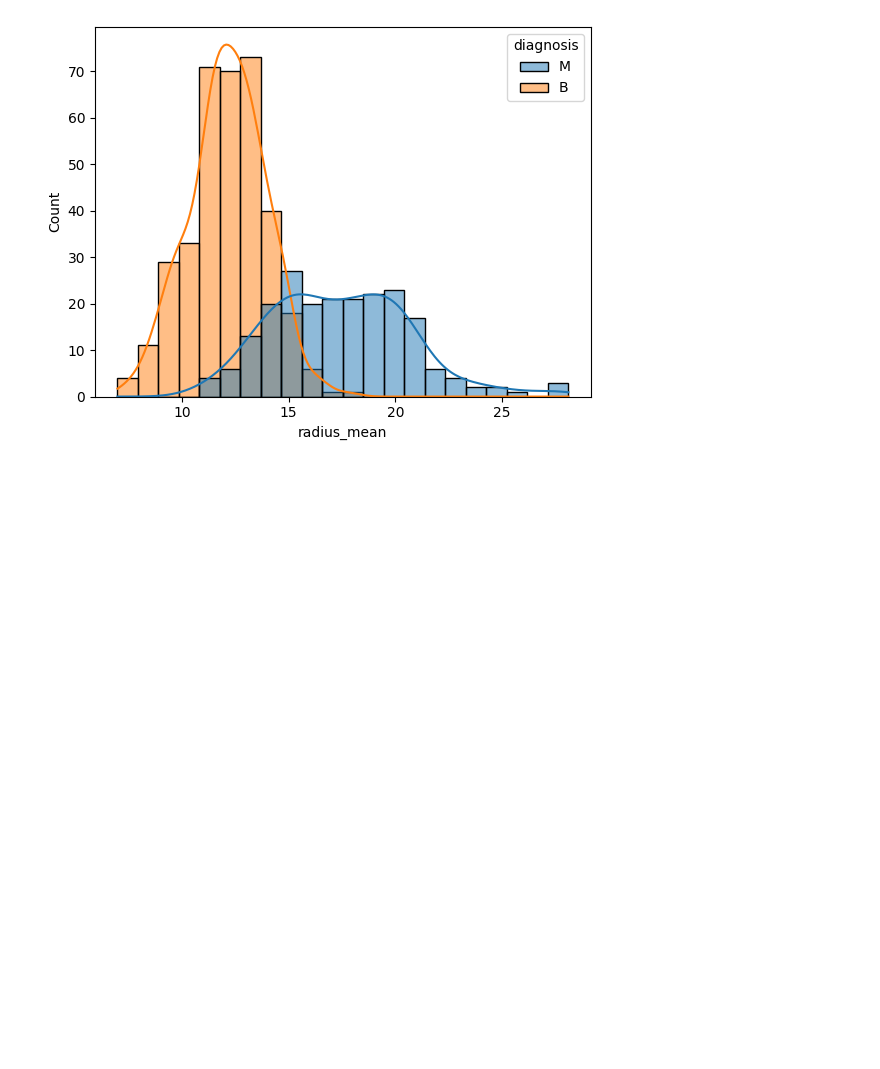
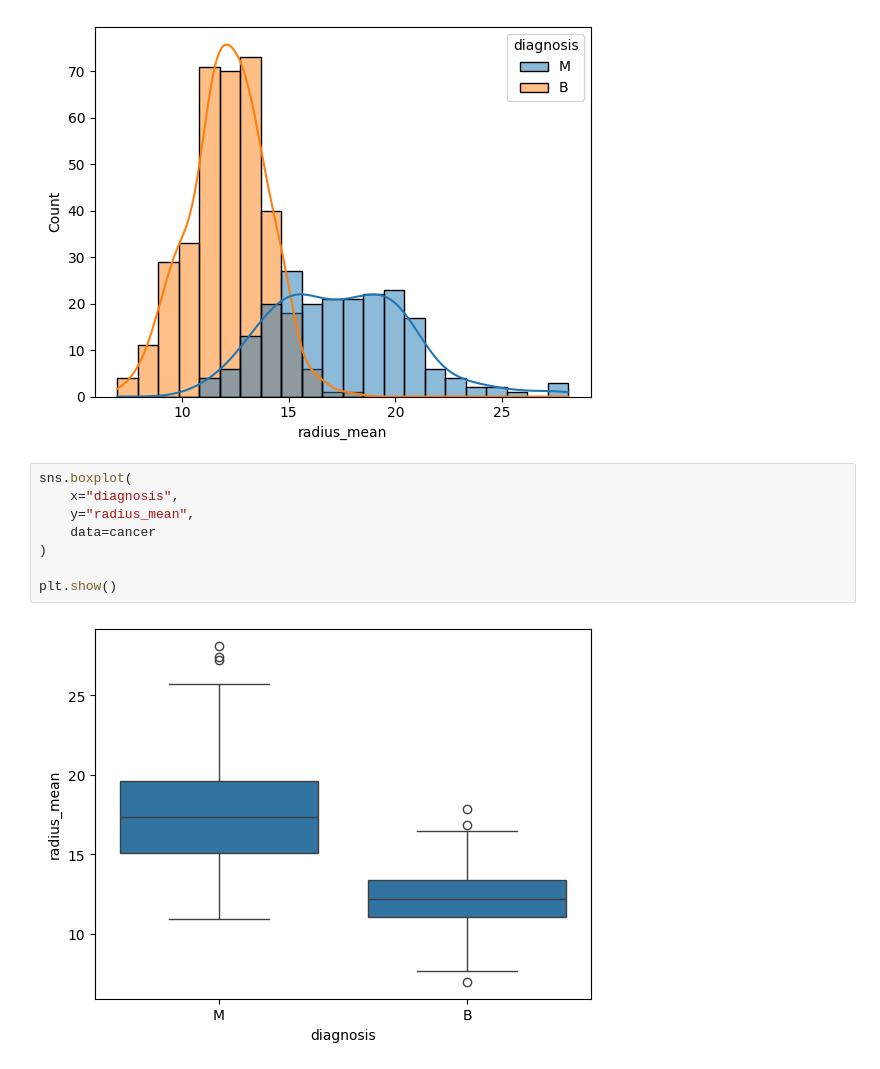
Before and after one commit to adityaupadhayay066-droid/ybi-Foundation-internship-project, a Jupyter notebook: Cancer_prediction.ipynb, the cells around one changed output. Saved outputs shown, nothing was run; the diff lists cells and outputs as text; blank space fills up the shorter version.

Commit message:
add boxplot for radius mean by cancer diagnosis

```diff
--- a/Cancer_prediction.ipynb
+++ b/Cancer_prediction.ipynb
@@ -104,3 +104,13 @@ sns.histplot(
 plt.show()
 # %% [output]
 [figure]
+# %%
+sns.boxplot(
+    x="diagnosis",
+    y="radius_mean",
+    data=cancer
+)
+
+plt.show()
+# %% [output]
+[figure, added]
```
